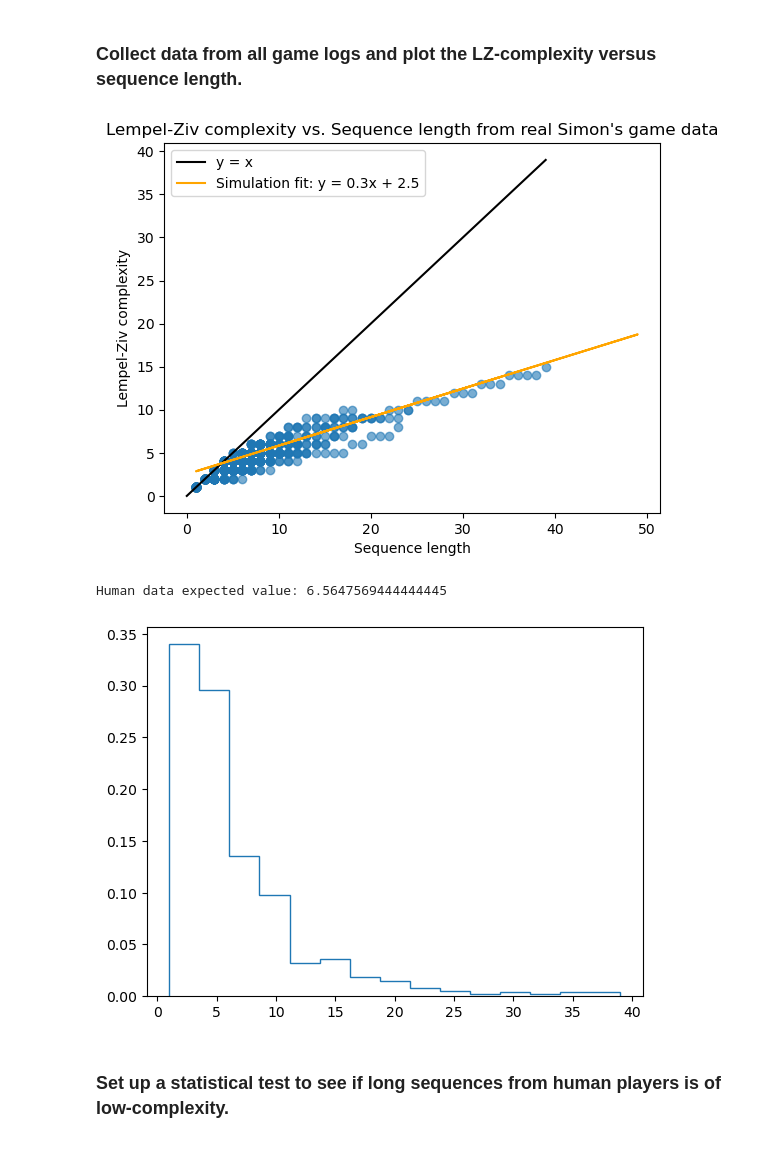
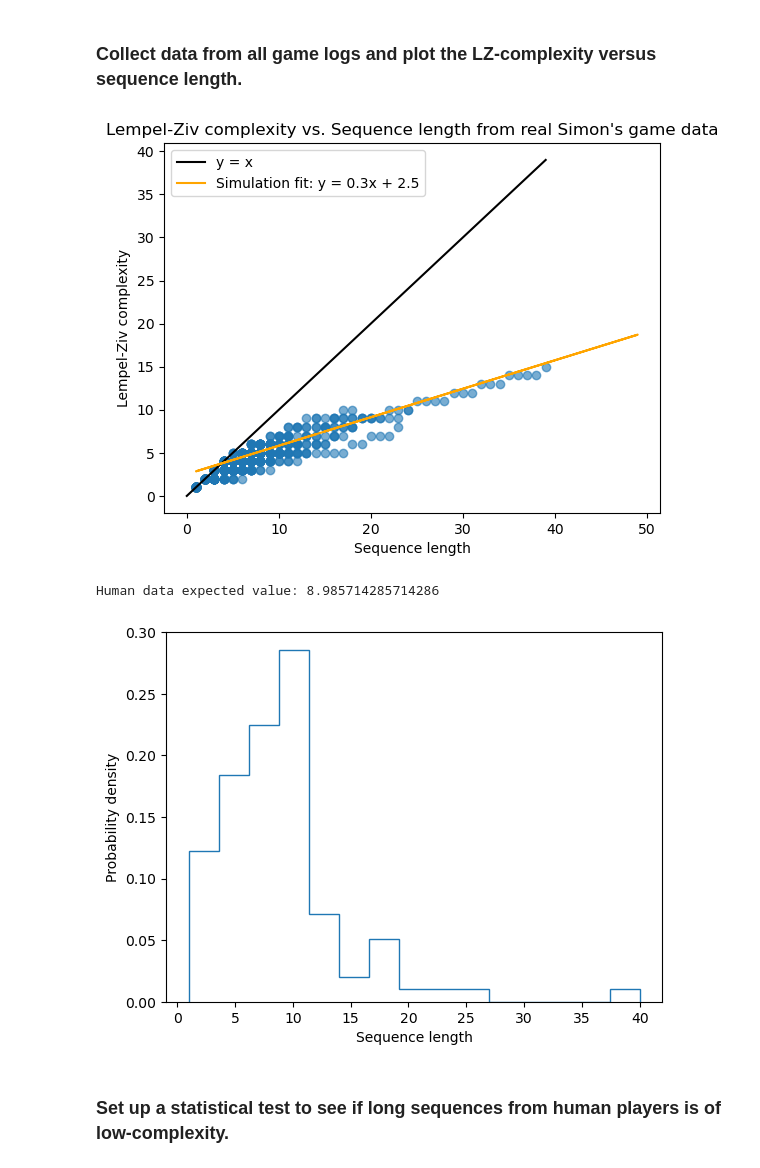
Before and after one commit to qsimeon/PSY1401Projects, a Jupyter notebook: final_project/LempelZivScheme.ipynb, the cells around one changed output. Cells and saved outputs as stored; diff of their text form; code cells hidden in the pictures.

```diff
--- a/final_project/LempelZivScheme.ipynb
+++ b/final_project/LempelZivScheme.ipynb
@@ -349,57 +349,61 @@ all_sessions_data = parse_simons_game_logs(root_path)
 
 # Because of the way the Simons game is played, actually all subsequences of the longest sequence are also valid sequences.
 _sequences_, _lengths_, _scores_ = [], [], []
+### DEBUG ###
+_longest_sequences_, _longest_lengths_, _longest_scores_ = (
+    [],
+    [],
+    [],
+)  # we will use these to compute the mean sequence length for the human data
+### DEBUG ###
 for session in all_sessions_data:
     session_data = all_sessions_data[session]
     for game in session_data:
         sequence = session_data[game]["longest_sequence"]
+        ### DEBUG ###
+        _longest_sequences_.append(sequence)
+        _longest_lengths_.append(len(sequence))
+        _longest_scores_.append(round(lempel_ziv_complexity(sequence), 3))
+        ### DEBUG ###
         for _ in range(1, len(sequence)):
             s = sequence[:_]
             _sequences_.append(s)
             l = len(s)
             _lengths_.append(l)
             r = round(lempel_ziv_complexity(s), 3)
             _scores_.append(r)
 
 # Plot the human player results
 plt.figure()
 plt.scatter(_lengths_, _scores_, alpha=0.6)
 # Plot y=x line
 _max_len_ = max(_lengths_)
 plt.plot([0, _max_len_], [0, _max_len_], label="y = x", color="k")
-# Calculate best fit line parameters
-_a_, _b_ = np.polyfit(_lengths_, _scores_, 1)
-# Round the slope and intercept to 1 decimal place
-_a_rounded_ = round(_a_, 1)
-_b_rounded_ = round(_b_, 1)
-# Create label string for the best fit line
-# _best_fit_label_ = f"Real data fit: y = {_a_rounded_}x + {_b_rounded_}"
-# # Plot best fit line (for real and simulated data) with the equation in the label
-# plt.plot(
-#     np.array(_lengths_), _a_ * np.array(_lengths_) + _b_, label=_best_fit_label_, color="red"
-# )
+# Plot the best fit from the simulated data line with the equation in the label
 plt.plot(
     np.array(lengths), a * np.array(lengths) + b, label=best_fit_label, color="orange"
 )
 plt.xlabel("Sequence length")
 plt.ylabel("Lempel-Ziv complexity")
 plt.title("Lempel-Ziv complexity vs. Sequence length from real Simon's game data")
-# Set legend to only show the y=x line and best fit line
+# Set legend to only show the y=x line and simulated data best fit line
 plt.legend()
 plt.show()
 
 plt.figure()
-_counts_, _bins_ = np.histogram(_lengths_, bins=15)
+_counts_, _bins_ = np.histogram(_longest_lengths_, bins=15)
 _bin_centers_ = 0.5 * np.diff(_bins_) + _bins_[:-1]
 _probs_ = _counts_ / sum(_counts_)
 plt.stairs(_probs_, _bins_)
+plt.xlabel("Sequence length")
+plt.ylabel("Probability density")
 _expectation_ = sum(_probs_ * _bin_centers_)
 print(f"Human data expected value: {_expectation_}\n")
 plt.show()
 # %% [output]
 [figure]
-Human data expected value: 6.5647569444444445
+Human data expected value: 8.985714285714286
-[figure, old version]
+[figure, new version]
 # %% [markdown]
 ### Set up a statistical test to see if long sequences from human players is of low-complexity.
 # %%
```
Also changed, not shown: parts of 4 cells of this notebook.
